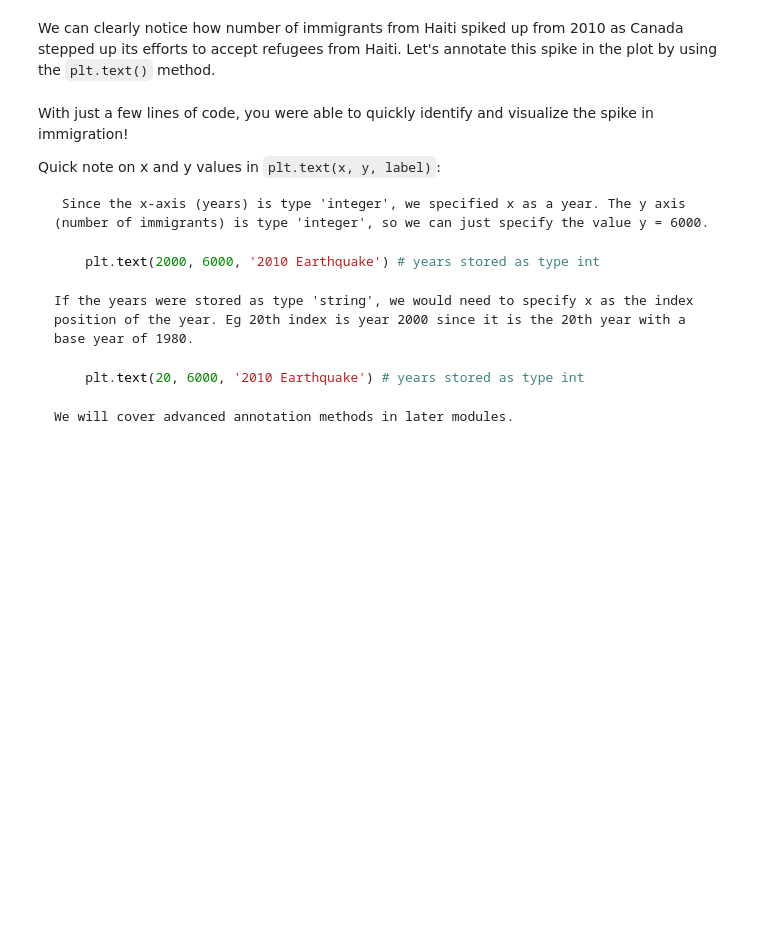
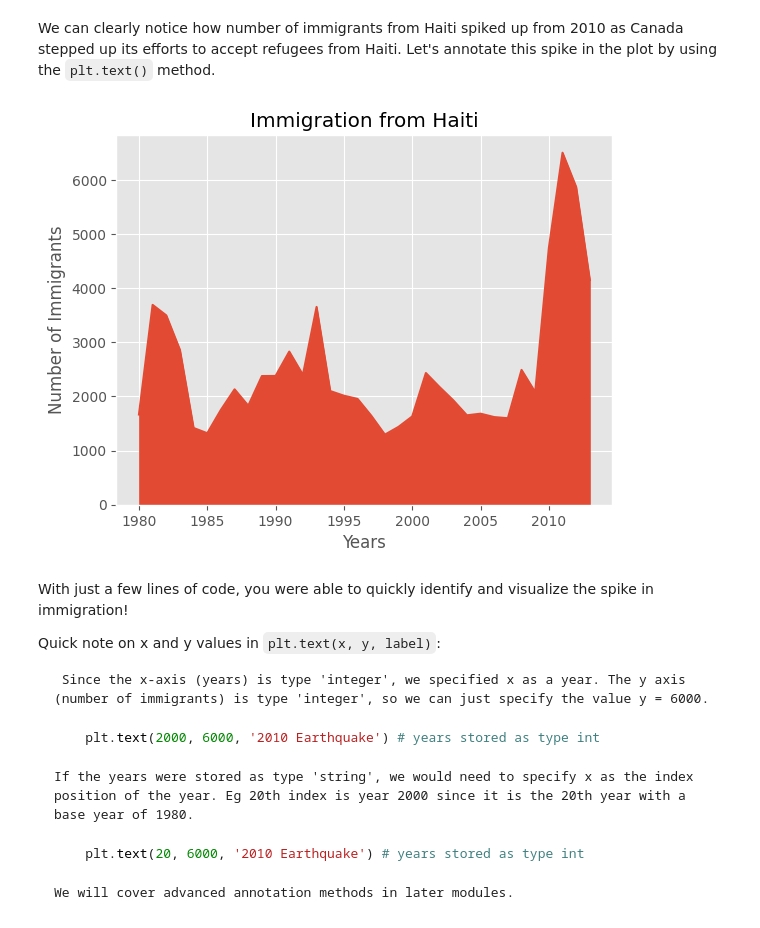
Before and after one commit to ajrodriguezo/IBMDV010ENDataVisualizationwithPython, a Jupyter notebook: lab1.ipynb, the cells around one changed output. Drawn from its saved outputs; the diff is of its cells as text; code cells hidden in the pictures; blank space fills up the shorter version.

```diff
--- a/lab1.ipynb
+++ b/lab1.ipynb
@@ -142,4 +261,7 @@ df_can.columns
 # %% [markdown]
 We will also add a 'Total' column that sums up the total immigrants by country over the entire period 1980 - 2013, as follows:
-# %%
-df_can['Total'] = df_can.sum(axis=1)
+# %%
+#df_can['Total'] = df_can.sum(axis=1)
+#corregida
+df_can['Total'] = df_can.iloc[:, 3:34].sum(axis=1)
+df_can.head()
@@ -346,17 +689,19 @@ plt.show() # need this line to show the updates made to the figure
 # %% [markdown]
 We can clearly notice how number of immigrants from Haiti spiked up from 2010 as Canada stepped up its efforts to accept refugees from Haiti. Let's annotate this spike in the plot by using the `plt.text()` method.
 # %%
-haiti.plot(kind='line')
+haiti.plot(kind='area')
 
 plt.title('Immigration from Haiti')
 plt.ylabel('Number of Immigrants')
 plt.xlabel('Years')
 
 # annotate the 2010 Earthquake.
 # syntax: plt.text(x, y, label)
-plt.text(2000, 6000, '2010 Earthquake') # see note below
+#plt.text(2000, 6000, '2010 Earthquake') # see note below
 
 plt.show()
+# %% [output]
+[figure, added]
 # %% [markdown]
 With just a few lines of code, you were able to quickly identify and visualize the spike in immigration!
 
```
Also changed, not shown: parts of 48 cells of this notebook.
